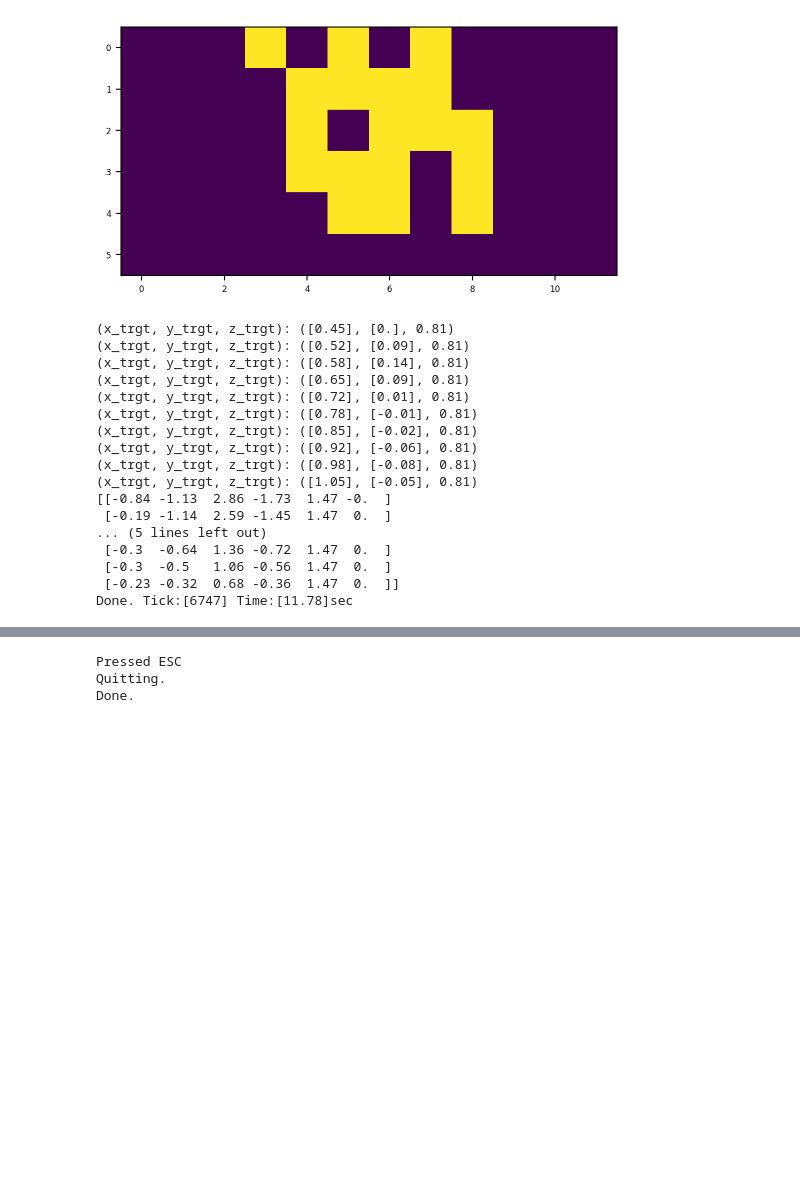
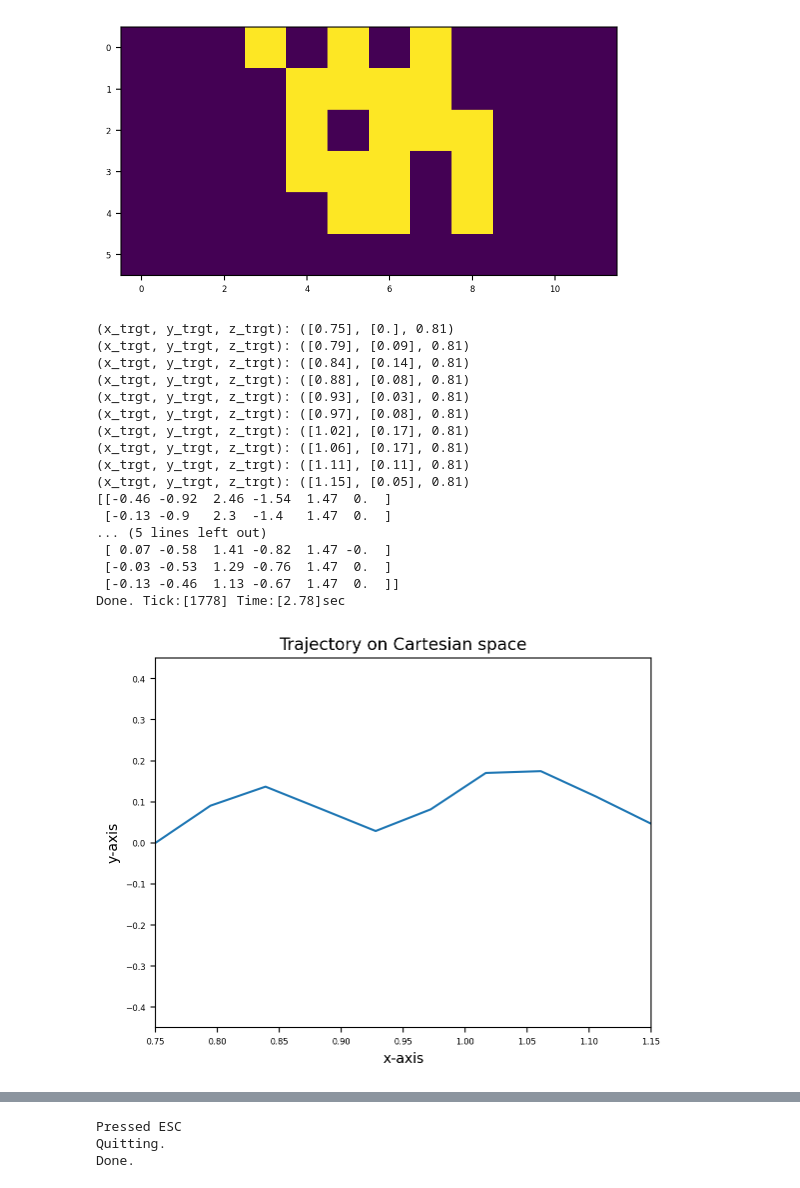
Before and after one commit to joonhyung-lee/mujoco-nonprehensile, a Jupyter notebook: code/demo_mdp_np_dlpg.ipynb, the cells around one changed output, grey strips where cells are left out. Cells and saved outputs as stored; diff of their text form; code cells hidden in the pictures; blank space fills up the shorter version.

Commit message:
update NP trajectory plausible

```diff
--- a/code/demo_mdp_np_dlpg.ipynb
+++ b/code/demo_mdp_np_dlpg.ipynb
@@ -19,7 +19,7 @@ MuJoCo version:[2.3.4]
 # %% [markdown]
 ### Parse `UR5e`
 # %%
-xml_path = '../asset/ur5e/scene_ur5e_rg2_obj.xml'
+xml_path = '../asset/ur5e/scene_ur5e_realworld.xml'
 env = MuJoCoParserClass(name='UR5e',rel_xml_path=xml_path,VERBOSE=False)
 # Instantiate MDP
 mdp = NonPrehensileMarkovDecisionProcessClass(env,HZ=50,history_total_sec=1.0,history_intv_sec=0.1,VERBOSE=True)
@@ -29,7 +29,7 @@ obj_names = [body_name for body_name in env.body_names
 n_obj = len(obj_names)
 # Place objects
 xyzs = sample_xyzs(n_sample=n_obj,
-                   x_range=[0.72,0.95],y_range=[-0.38,0.38],z_range=[0.81,0.81],min_dist=0.2)
+                   x_range=[0.72,0.95],y_range=[-0.38,0.38],z_range=[0.81,0.81],min_dist=0.15)
 colors = np.array([plt.cm.gist_rainbow(x) for x in np.linspace(0,1,n_obj)])
 for obj_idx,obj_name in enumerate(obj_names):
     jntadr = env.model.body(obj_name).jntadr[0]
@@ -38,10 +38,11 @@ for obj_idx,obj_name in enumerate(obj_names):
     env.model.geom(geomadr).rgba = colors[obj_idx] # color
 
 # Move tables and robot base
-env.model.body('base_table').pos = np.array([0,0,0])
+env.model.body('base_table').pos = np.array([0,0,0.])
 env.model.body('front_object_table').pos = np.array([1.05,0,0])
+# env.model.body('front_object_table').pos = np.array([1.05,0,0])
 env.model.body('side_object_table').pos = np.array([0,-0.85,0])
-env.model.body('base').pos = np.array([0,0,0.8])
+env.model.body('base').pos = np.array([0.18,0,0.79])
 print ("Ready.")
 # %% [output]
 [UR5e] Instantiated
@@ -228,53 +223,68 @@ from util import rpy2r
 env.init_viewer(viewer_title='UR5e with RG2 gripper',viewer_width=1200,viewer_height=800,
                 viewer_hide_menus=True)
 env.update_viewer(azimuth=66.08,distance=3.0,elevation=-50,lookat=[0.4,0.18,0.71],
                   VIS_TRANSPARENT=False,VIS_CONTACTPOINT=False,
                   contactwidth=0.05,contactheight=0.05,contactrgba=np.array([1,0,0,1]),
                   VIS_JOINT=True,jointlength=0.25,jointwidth=0.05,jointrgba=[0.2,0.6,0.8,0.6])
 
 # Base pose
 body_name = 'tcp_link'
 p_base = env.get_p_body(body_name='base')
-R_trgt = rpy2r(np.radians([0,0,0]))@rpy2r(np.radians([-180,0,90]))
+R_trgt = rpy2r(np.radians([-180,0,90]))
 
 # Straight pose
 DO_RENDER_IK = True
 init_configurations = [-0.73418, -1.08485, 2.7836, -1.699, 0.8366, 0]
 R_trgt = rpy2r(np.radians([-180,0,90]))
 # init_configurations = np.array([np.deg2rad(-90), np.deg2rad(-132.46), np.deg2rad(122.85), np.deg2rad(99.65), np.deg2rad(45), np.deg2rad(-90.02)])
-env.forward(q=init_configurations,joint_idxs=env.idxs_forward)
+# env.forward(q=init_configurations,joint_idxs=env.idxs_forward)
 q_ik_list = []
 
-for (x_trgt, y_trgt) in zip(t_test, mean_traj):
+for i, (x_trgt, y_trgt) in enumerate(zip(t_test, mean_traj)):
     print(f"(x_trgt, y_trgt, z_trgt): ({x_trgt}, {y_trgt}, {0.81})")
-    q_ik = env.solve_ik(
-        body_name=body_name, p_trgt=np.array([x_trgt[0], y_trgt[0], 0.86]), R_trgt=R_trgt, IK_P=True, IK_R=True,
-        q_init=init_configurations, idxs_forward=env.idxs_forward, idxs_jacobian=env.idxs_jacobian,
-        RESET=False, DO_RENDER=DO_RENDER_IK, render_every=1, th=1*np.pi/180.0, err_th=1e-4)
+    if i == 0:
+        q_ik = env.solve_ik(
+            body_name=body_name, p_trgt=np.array([x_trgt[0], y_trgt[0], 0.80]), R_trgt=R_trgt, IK_P=True, IK_R=True,
+            q_init=init_configurations, idxs_forward=env.idxs_forward, idxs_jacobian=env.idxs_jacobian,
+            RESET=False, DO_RENDER=DO_RENDER_IK, render_every=1, th=1*np.pi/180.0, err_th=1e-4, w_weight=0.2)
+    else:
+        q_ik = env.solve_ik(
+            body_name=body_name, p_trgt=np.array([x_trgt[0], y_trgt[0], 0.80]), R_trgt=R_trgt, IK_P=True, IK_R=True,
+            q_init=q_ik, idxs_forward=env.idxs_forward, idxs_jacobian=env.idxs_jacobian,
+            RESET=False, DO_RENDER=DO_RENDER_IK, render_every=1, th=1*np.pi/180.0, err_th=1e-4, w_weight=0.2)
     q_ik_list.append(q_ik)
 
 q_ik_list = np.array(q_ik_list)
 q_ik_list[:, -2] = 1.47
 print(q_ik_list)
 
 # Close viewer
 env.close_viewer()
 print ("Done. Tick:[%d] Time:[%.2f]sec"%(env.tick,env.get_sim_time()))
+
+plt.title("Trajectory on Cartesian space")
+plt.plot(t_test, mean_traj)
+plt.xlim(0.75,1.15)
+plt.ylim(-0.45,0.45)
+plt.xlabel('x-axis')
+plt.ylabel('y-axis')
+plt.show()
 # %% [output]
-(x_trgt, y_trgt, z_trgt): ([0.45], [0.], 0.81)
-(x_trgt, y_trgt, z_trgt): ([0.52], [0.09], 0.81)
-(x_trgt, y_trgt, z_trgt): ([0.58], [0.14], 0.81)
-(x_trgt, y_trgt, z_trgt): ([0.65], [0.09], 0.81)
-(x_trgt, y_trgt, z_trgt): ([0.72], [0.01], 0.81)
-(x_trgt, y_trgt, z_trgt): ([0.78], [-0.01], 0.81)
-(x_trgt, y_trgt, z_trgt): ([0.85], [-0.02], 0.81)
-(x_trgt, y_trgt, z_trgt): ([0.92], [-0.06], 0.81)
-(x_trgt, y_trgt, z_trgt): ([0.98], [-0.08], 0.81)
-(x_trgt, y_trgt, z_trgt): ([1.05], [-0.05], 0.81)
-[[-0.84 -1.13  2.86 -1.73  1.47 -0.  ]
- [-0.19 -1.14  2.59 -1.45  1.47  0.  ]
+(x_trgt, y_trgt, z_trgt): ([0.75], [0.], 0.81)
+(x_trgt, y_trgt, z_trgt): ([0.79], [0.09], 0.81)
+(x_trgt, y_trgt, z_trgt): ([0.84], [0.14], 0.81)
+(x_trgt, y_trgt, z_trgt): ([0.88], [0.08], 0.81)
+(x_trgt, y_trgt, z_trgt): ([0.93], [0.03], 0.81)
+(x_trgt, y_trgt, z_trgt): ([0.97], [0.08], 0.81)
+(x_trgt, y_trgt, z_trgt): ([1.02], [0.17], 0.81)
+(x_trgt, y_trgt, z_trgt): ([1.06], [0.17], 0.81)
+(x_trgt, y_trgt, z_trgt): ([1.11], [0.11], 0.81)
+(x_trgt, y_trgt, z_trgt): ([1.15], [0.05], 0.81)
+[[-0.46 -0.92  2.46 -1.54  1.47  0.  ]
+ [-0.13 -0.9   2.3  -1.4   1.47  0.  ]
 ... (5 lines left out)
- [-0.3  -0.64  1.36 -0.72  1.47  0.  ]
- [-0.3  -0.5   1.06 -0.56  1.47  0.  ]
- [-0.23 -0.32  0.68 -0.36  1.47  0.  ]]
-Done. Tick:[6747] Time:[11.78]sec
+ [ 0.07 -0.58  1.41 -0.82  1.47 -0.  ]
+ [-0.03 -0.53  1.29 -0.76  1.47  0.  ]
+ [-0.13 -0.46  1.13 -0.67  1.47  0.  ]]
+Done. Tick:[1778] Time:[2.78]sec
+[figure, added]
```
Also changed, not shown: parts of 10 cells of this notebook.
